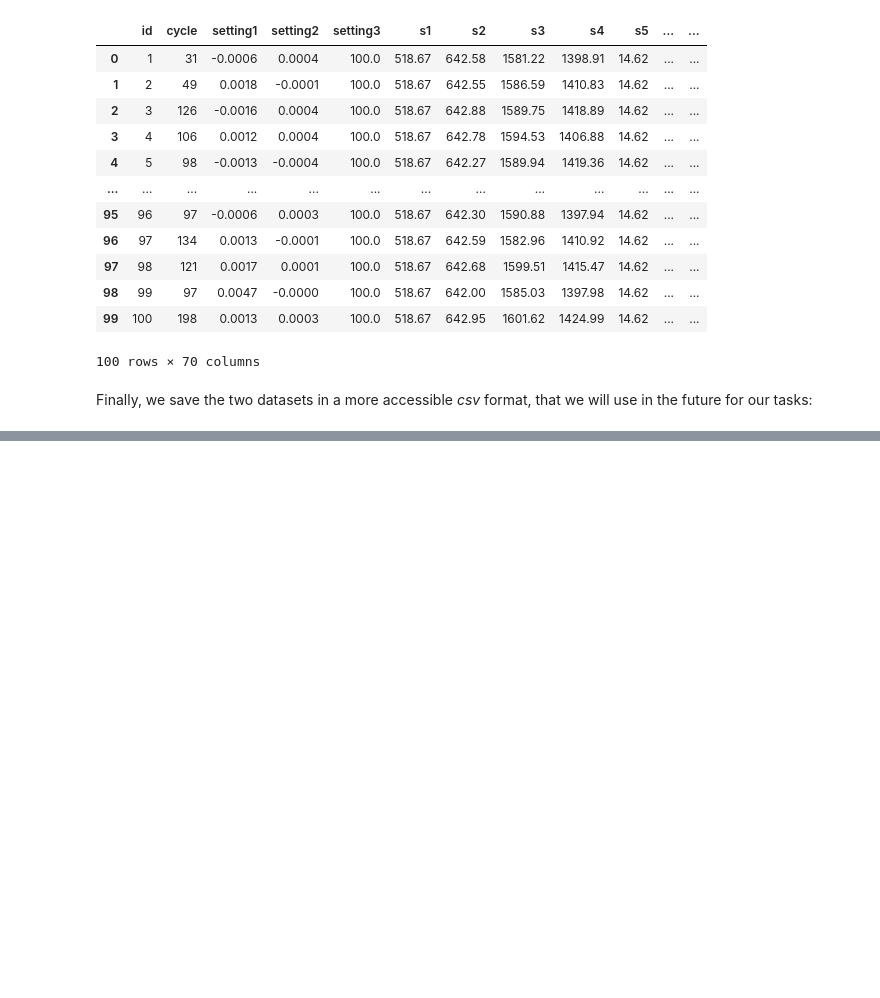
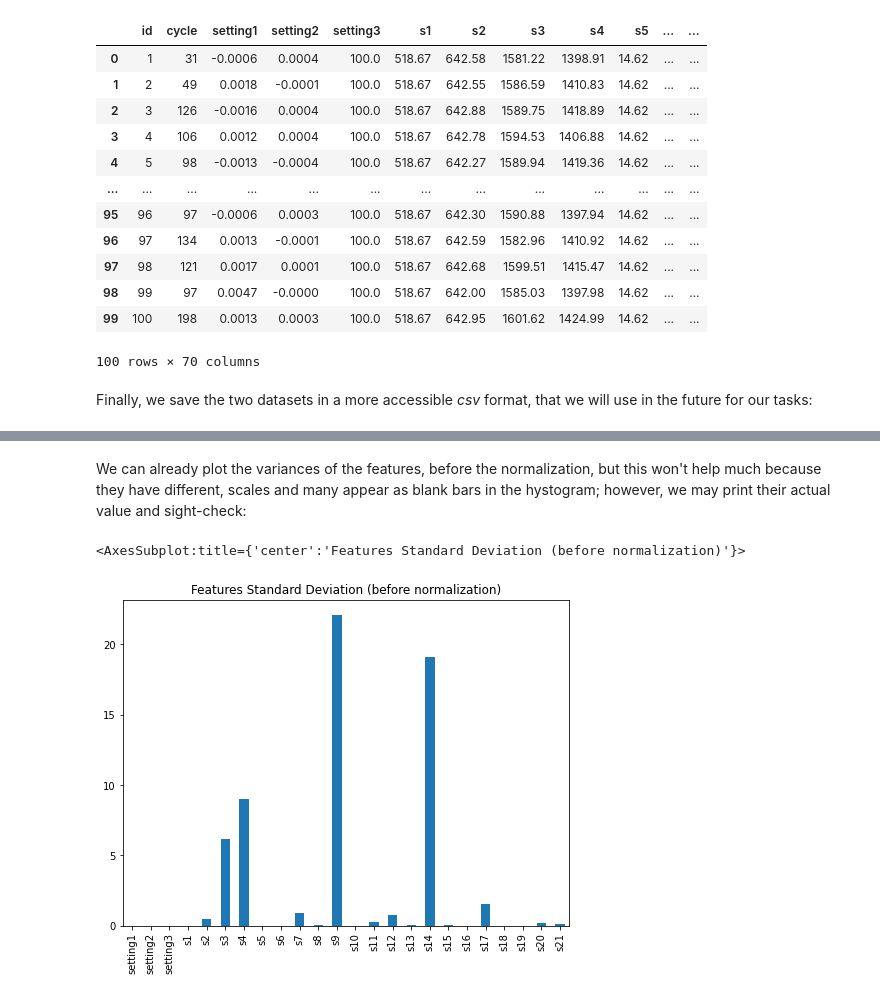
Before and after one commit to Megalodonte/BGHWSW, a Jupyter notebook: Aircraft-pred-main/predictive-maintenance-master/final.ipynb, the cells around one changed output, grey strips where cells are left out. Saved outputs shown, nothing was run; the diff lists cells and outputs as text; code cells hidden in the pictures; blank space fills up the shorter version.

```diff
--- a/Aircraft-pred-main/predictive-maintenance-master/final.ipynb
+++ b/Aircraft-pred-main/predictive-maintenance-master/final.ipynb
@@ -444,0 +467,4 @@ df_test.to_csv('data/testmine.csv', index=False)
+# %%
+columns = ['setting1','setting2','setting3','s1','s2','s3','s4','s5','s6','s7','s8','s9','s10','s11','s12','s13','s14','s15','s16','s17','s18','s19','s20','s21']
+df= pd.read_csv("data/trainmine.csv", usecols = columns)
+df
@@ -444,0 +485,8 @@ df_test.to_csv('data/testmine.csv', index=False)
+# %% [markdown]
+We can already plot the variances of the features, before the normalization, but this won't help much because they have different, scales and many appear as blank bars in the hystogram; however, we may print their actual value and sight-check:
+# %%
+# plot variances before normalization
+df.std().plot(kind='bar', figsize=(8,6), title="Features Standard Deviation (before normalization)")
+# %% [output]
+<AxesSubplot:title={'center':'Features Standard Deviation (before normalization)'}>
+[figure, added]
```
Also changed, not shown: parts of 20 cells of this notebook, 3 other files.
